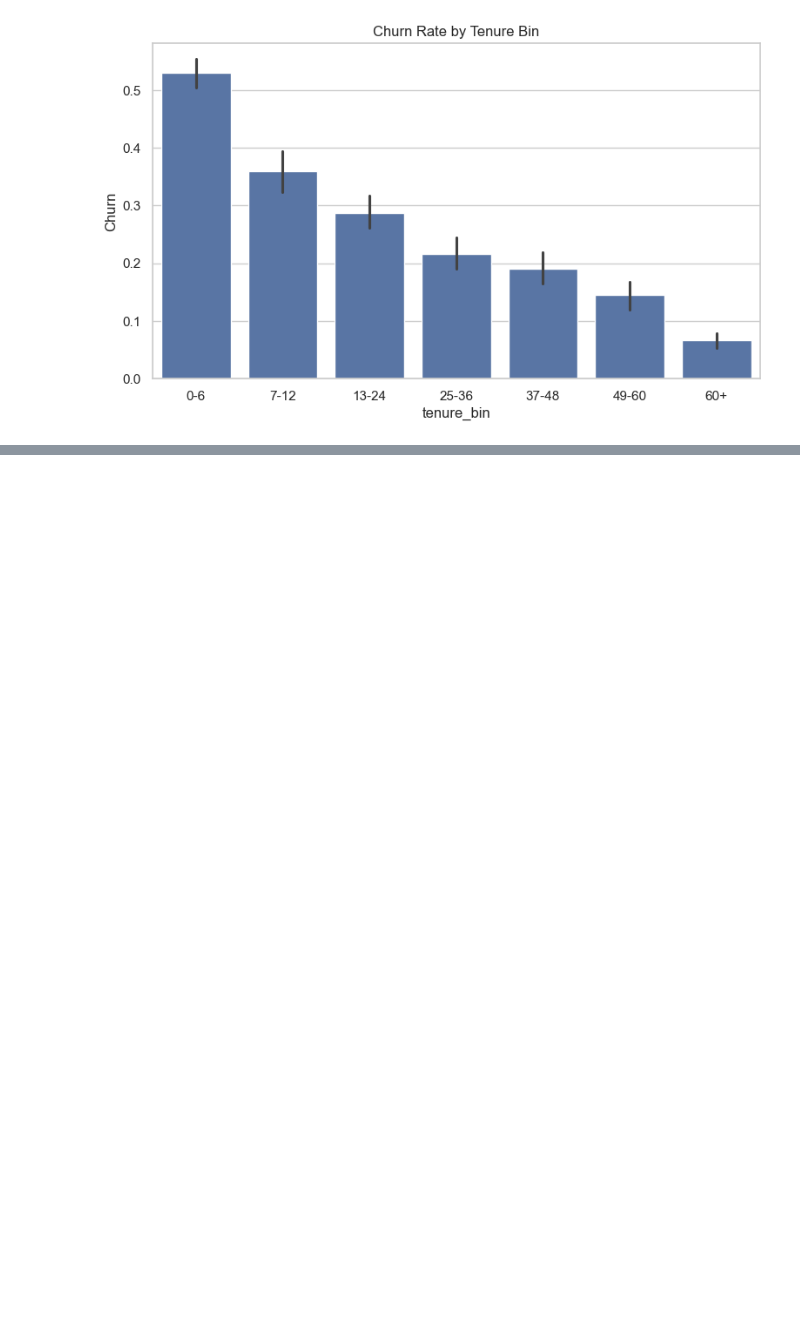
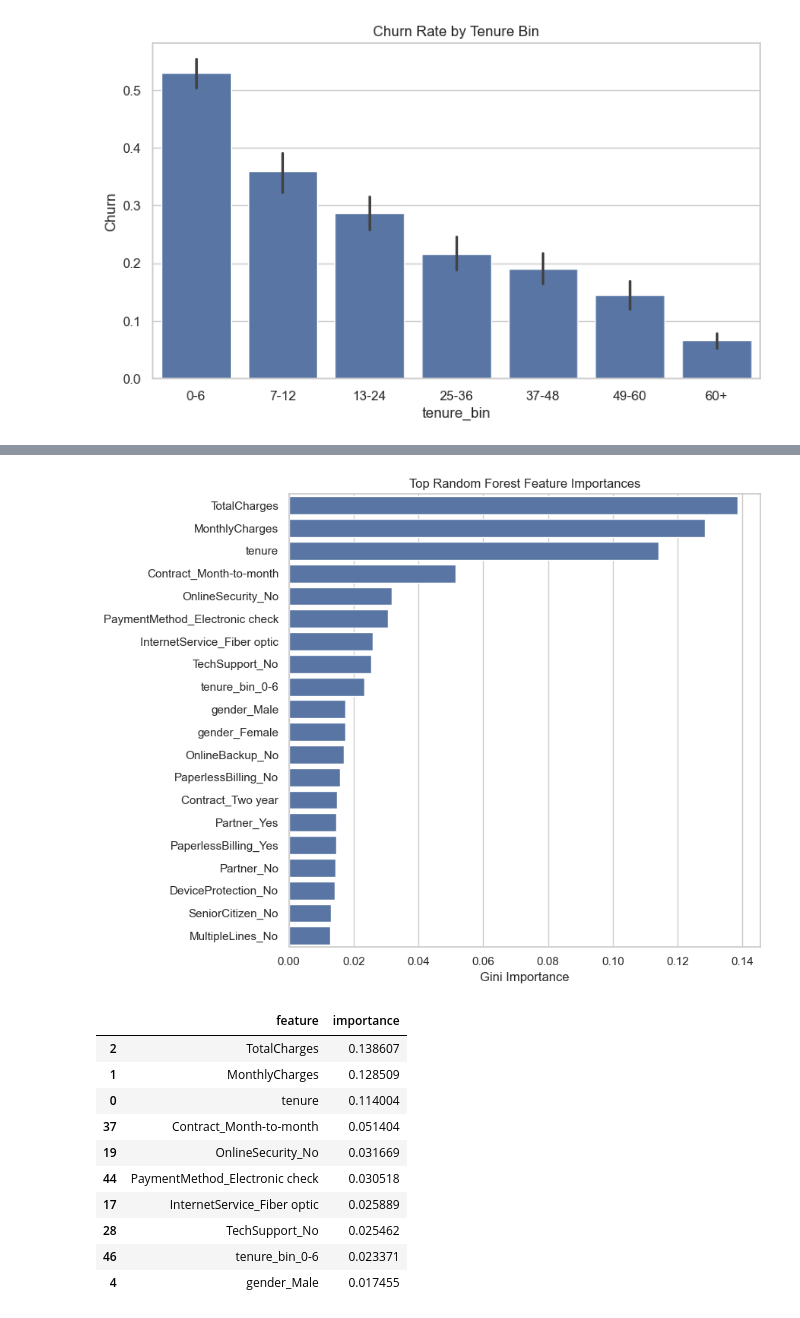
Before and after one commit to dhwanil1907/customer-churn, a Jupyter notebook: notebooks/cc.ipynb, the cells around one changed output, grey strips where cells are left out. Saved outputs shown, nothing was run; the diff lists cells and outputs as text; code cells hidden in the pictures; blank space fills up the shorter version.

```diff
--- a/notebooks/cc.ipynb
+++ b/notebooks/cc.ipynb
@@ -215,0 +431,27 @@ if "tenure_bin" in df.columns:
+# %%
+rf_feats = rf.named_steps["clf"].feature_importances_
+imp_df_rf = pd.DataFrame({"feature": final_feature_names, "importance": rf_feats})
+top_rf = imp_df_rf.sort_values("importance", ascending=False).head(20)
+
+fig, ax = plt.subplots(figsize=(9, 7))
+sns.barplot(data=top_rf, y="feature", x="importance", ax=ax)
+ax.set_title("Top Random Forest Feature Importances")
+ax.set_xlabel("Gini Importance")
+ax.set_ylabel("")
+plt.tight_layout()
+plt.show()
+
+top_rf.head(10)
+# %% [output]
+[figure, added]
+|  | feature | importance |
+| 2 | TotalCharges | 0.138607 |
+| 1 | MonthlyCharges | 0.128509 |
+| 0 | tenure | 0.114004 |
+| 37 | Contract_Month-to-month | 0.051404 |
+| 19 | OnlineSecurity_No | 0.031669 |
+| 44 | PaymentMethod_Electronic check | 0.030518 |
+| 17 | InternetService_Fiber optic | 0.025889 |
+| 28 | TechSupport_No | 0.025462 |
+| 46 | tenure_bin_0-6 | 0.023371 |
+| 4 | gender_Male | 0.017455 |
```
Also changed, not shown: parts of 12 cells of this notebook.
